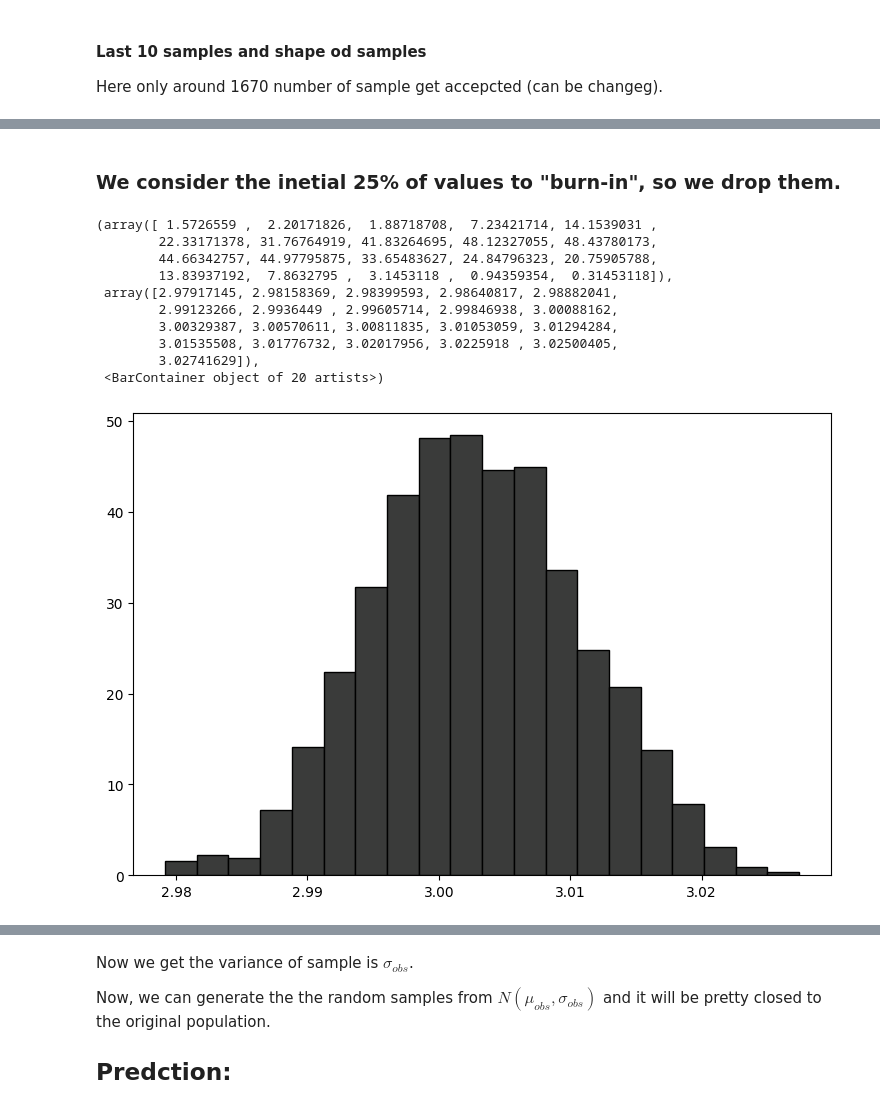
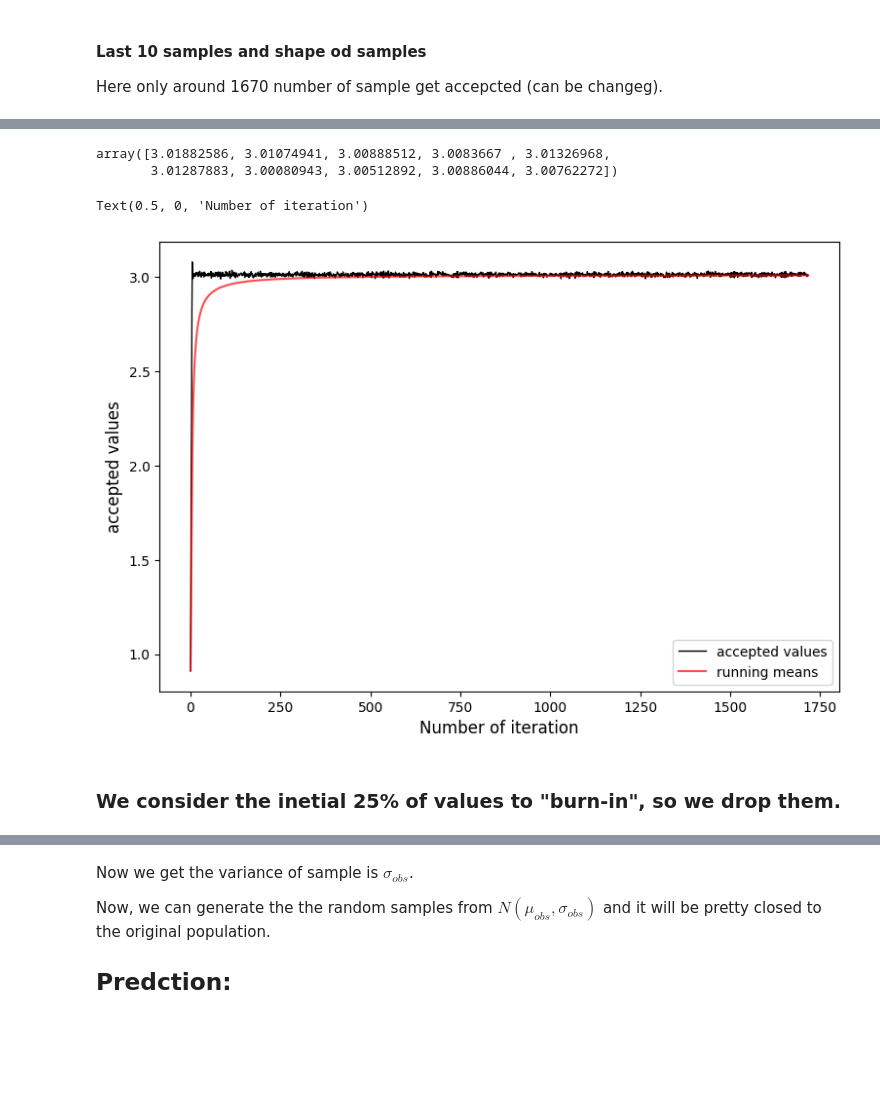
Before and after one commit to AzmainBiswas/Monte_Carlo, a Jupyter notebook: Metropolis-Hastings algorithm/example-2/dummy data.ipynb, the cells around one changed output, grey strips where cells are left out. Cells and saved outputs as stored; diff of their text form; code cells hidden in the pictures; blank space fills up the shorter version.

```diff
--- a/Metropolis-Hastings algorithm/example-2/dummy data.ipynb
+++ b/Metropolis-Hastings algorithm/example-2/dummy data.ipynb
@@ -147,6 +148,13 @@ def Metropolis(
             current_state = candidate_state
             samples.append(current_state)
     return np.array(samples)
+# %%
+# running mean
+def RunningMeans(sample):
+    cumulative_sum = np.cumsum(sample)
+    indices = np.arange(1, len(cumulative_sum) + 1)
+    running_means = cumulative_sum / indices
+    return running_means
 # %%
 np.random.seed(1)
 
@@ -175,25 +183,30 @@ print(samples_of_sigma[-10:])
+# %%
+samples_of_sigma[-10:, 0]
+# %% [output]
+array([3.01882586, 3.01074941, 3.00888512, 3.0083667 , 3.01326968,
+       3.01287883, 3.00080943, 3.00512892, 3.00886044, 3.00762272])
+# %%
+running_mean_ib = RunningMeans(samples_of_sigma[:, 0])
+# %%
+plt.figure(figsize=(9, 6))
+sns.lineplot(
+    x=range(len(samples_of_sigma)),
+    y=samples_of_sigma[:, 0],
+    color="k",
+    linewidth=1,
+    label="accepted values",
+)
+sns.lineplot(
+    x=range(len(running_mean_ib)),
+    y=running_mean_ib,
+    color="r",
+    alpha=0.7,
+    label="running means",
+)
+plt.ylabel("accepted values", fontsize=12)
+plt.xlabel("Number of iteration", fontsize=12)
+# %% [output]
+Text(0.5, 0, 'Number of iteration')
+[figure, added]
 # %% [markdown]
 ### We consider the inetial 25% of values to "burn-in", so we drop them.
-# %%
-hist_show = int(-0.75 * samples_of_sigma.shape[0])
-
-plt.figure(figsize=(9, 6))
-plt.hist(
-    samples_of_sigma[hist_show:],
-    color="#3a3b3a",
-    edgecolor="black",
-    density=True,
-    bins=20,
-)
-# %% [output]
-(array([ 1.5726559 ,  2.20171826,  1.88718708,  7.23421714, 14.1539031 ,
-        22.33171378, 31.76764919, 41.83264695, 48.12327055, 48.43780173,
-        44.66342757, 44.97795875, 33.65483627, 24.84796323, 20.75905788,
-        13.83937192,  7.8632795 ,  3.1453118 ,  0.94359354,  0.31453118]),
- array([2.97917145, 2.98158369, 2.98399593, 2.98640817, 2.98882041,
-        2.99123266, 2.9936449 , 2.99605714, 2.99846938, 3.00088162,
-        3.00329387, 3.00570611, 3.00811835, 3.01053059, 3.01294284,
-        3.01535508, 3.01776732, 3.02017956, 3.0225918 , 3.02500405,
-        3.02741629]),
- <BarContainer object of 20 artists>)
-[figure, removed]
```
Also changed, not shown: parts of 9 cells of this notebook, 5 other files.
